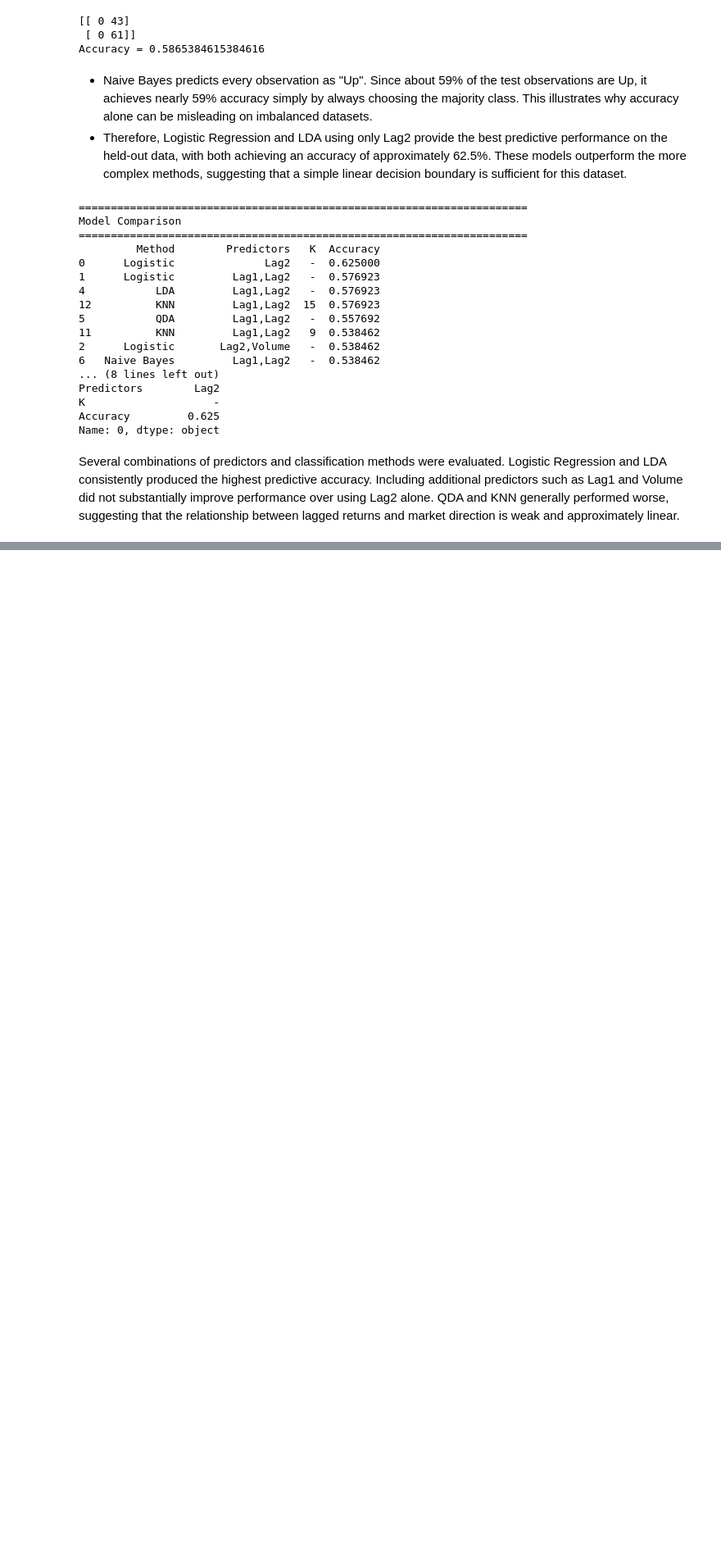
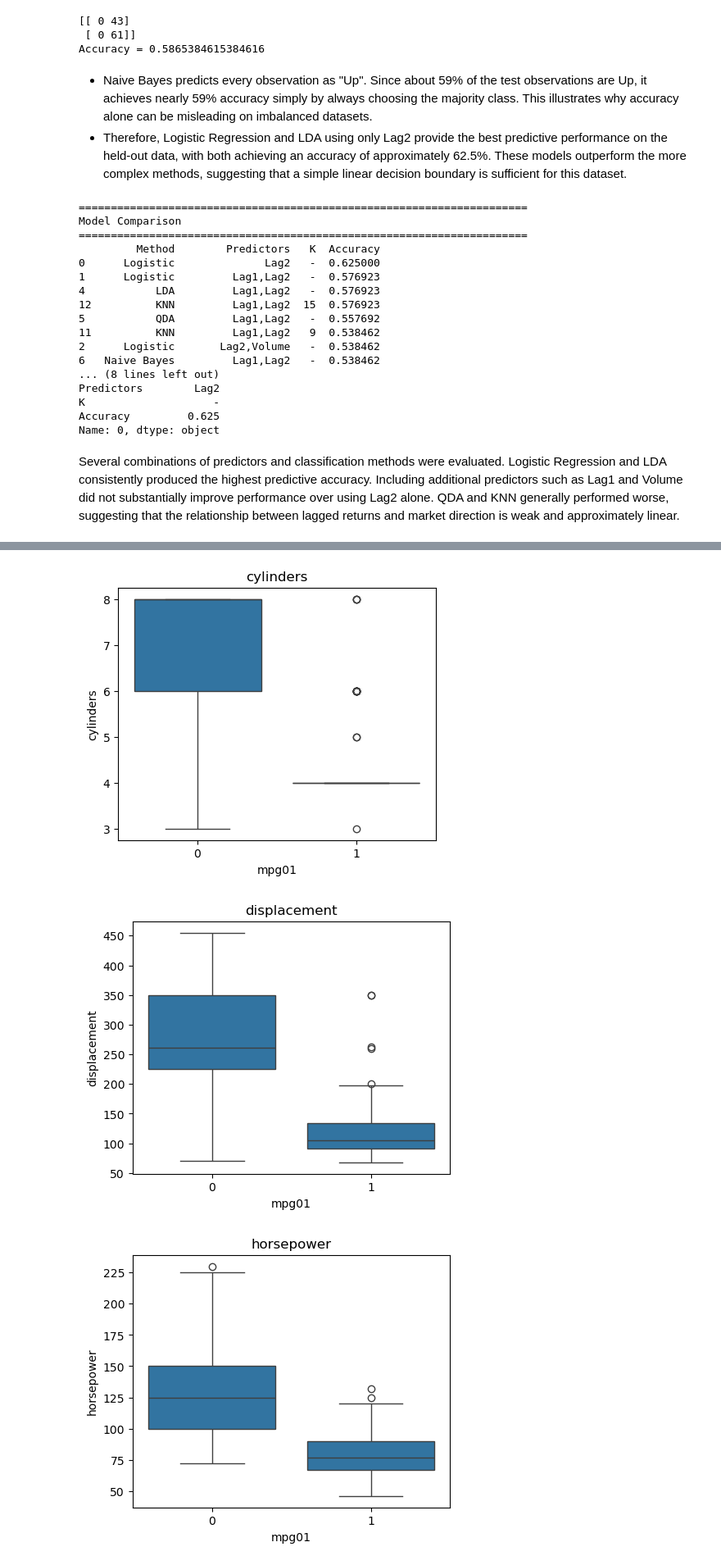
Before and after one commit to sumukha-r/isl-python-solutions, a Jupyter notebook: Chapter04-Classification/Chapter04-Classification.ipynb, the cells around one changed output, grey strips where cells are left out. Shown at 82% size. Cells and saved outputs as stored; diff of their text form; code cells hidden in the pictures; blank space fills up the shorter version.

```diff
--- a/Chapter04-Classification/Chapter04-Classification.ipynb
+++ b/Chapter04-Classification/Chapter04-Classification.ipynb
@@ -341,0 +348,5 @@ Several combinations of predictors and classification methods were evaluated. Lo
+# %%
+Auto = load_data("Auto")
+median_mpg = Auto["mpg"].median()
+Auto["mpg01"] = (Auto["mpg"] > median_mpg).astype(int)
+print("Median MPG:", median_mpg)
@@ -341,0 +355,17 @@ Several combinations of predictors and classification methods were evaluated. Lo
+# %%
+predictors = ["cylinders", "displacement", "horsepower", "weight", "acceleration", "year",
+    "origin"
+]
+
+for col in predictors:
+    plt.figure(figsize=(5,4))
+    sns.boxplot(x="mpg01", y=col, data=Auto)
+    plt.title(col)
+    plt.show()
+
+pd.plotting.scatter_matrix(Auto[predictors + ["mpg01"]], figsize=(12,12))
+plt.show()
+# %% [output]
+[figure, added]
+[figure, added]
+[figure, added]
```
Also changed, not shown: parts of 14 cells of this notebook, 1 other file.
